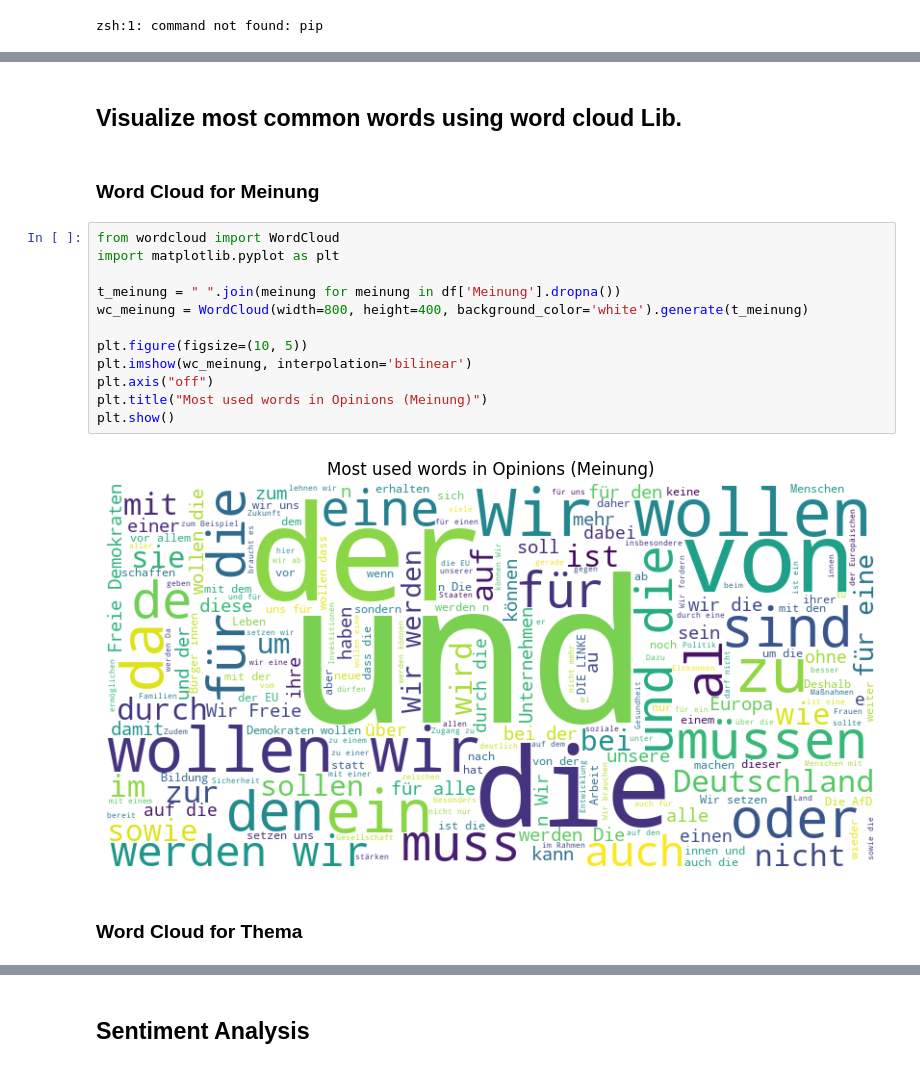
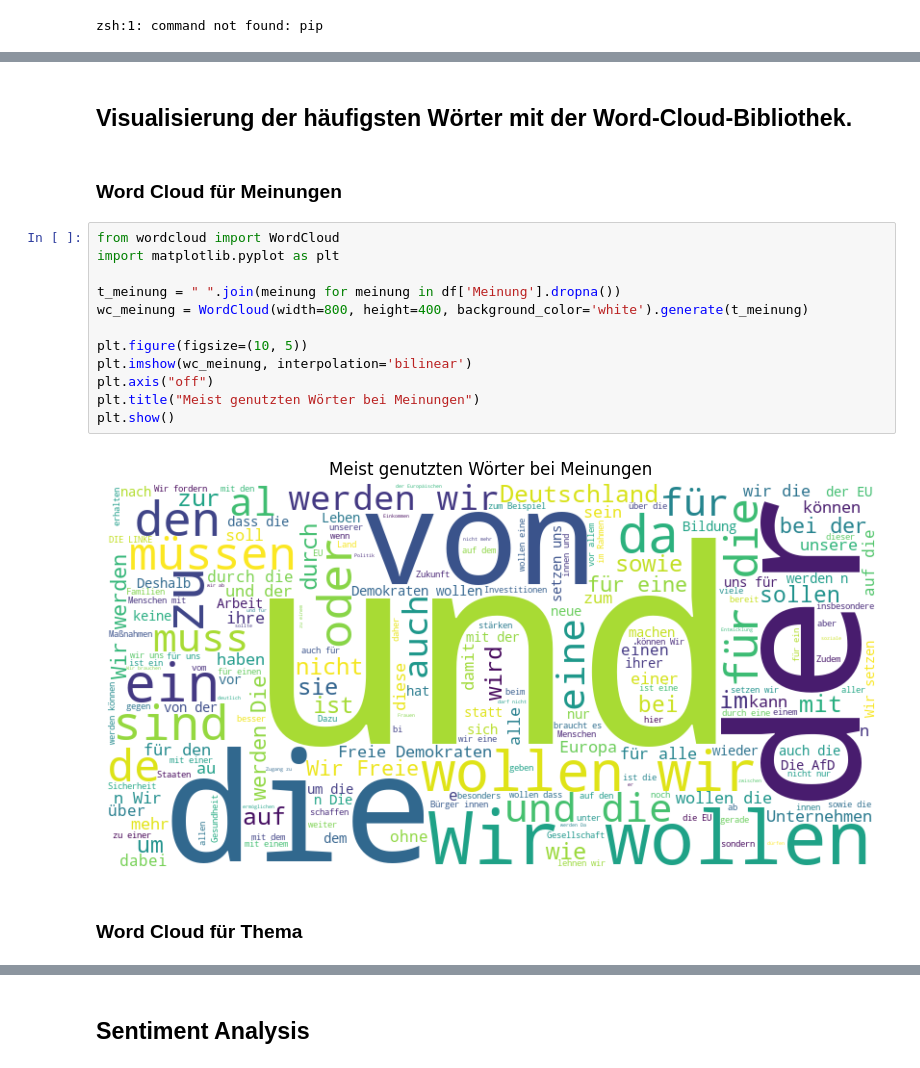
Before and after one commit to Abodx9/KI-BigData, a Jupyter notebook: Vektordatenbanken/Visualization.ipynb, the cells around one changed output, grey strips where cells are left out. Cells and saved outputs as stored; diff of their text form.

```diff
--- a/Vektordatenbanken/Visualization.ipynb
+++ b/Vektordatenbanken/Visualization.ipynb
@@ -25,23 +25,23 @@ plt.show()
-# %% [markdown]
-##  Visualize most common words using word cloud Lib.
+# %% [markdown]
+##  Visualisierung der häufigsten Wörter mit der Word-Cloud-Bibliothek.
 # %% [markdown]
-###  Word Cloud for Meinung
+###  Word Cloud für Meinungen
 # %%
 from wordcloud import WordCloud
 import matplotlib.pyplot as plt
 
 t_meinung = " ".join(meinung for meinung in df['Meinung'].dropna())
 wc_meinung = WordCloud(width=800, height=400, background_color='white').generate(t_meinung)
 
 plt.figure(figsize=(10, 5))
 plt.imshow(wc_meinung, interpolation='bilinear')
 plt.axis("off")
-plt.title("Most used words in Opinions (Meinung)")
+plt.title("Meist genutzten Wörter bei Meinungen")
 plt.show()
 # %% [output]
-[figure, old version]
+[figure, new version]
 # %% [markdown]
-### Word Cloud for Thema
+### Word Cloud für Thema
 # %%
 te_thema = " ".join(thema for thema in df['Thema'].dropna())
 wc_thema = WordCloud(width=800, height=400, background_color='white').generate(te_thema)
```
Also changed, not shown: parts of 10 cells of this notebook.
